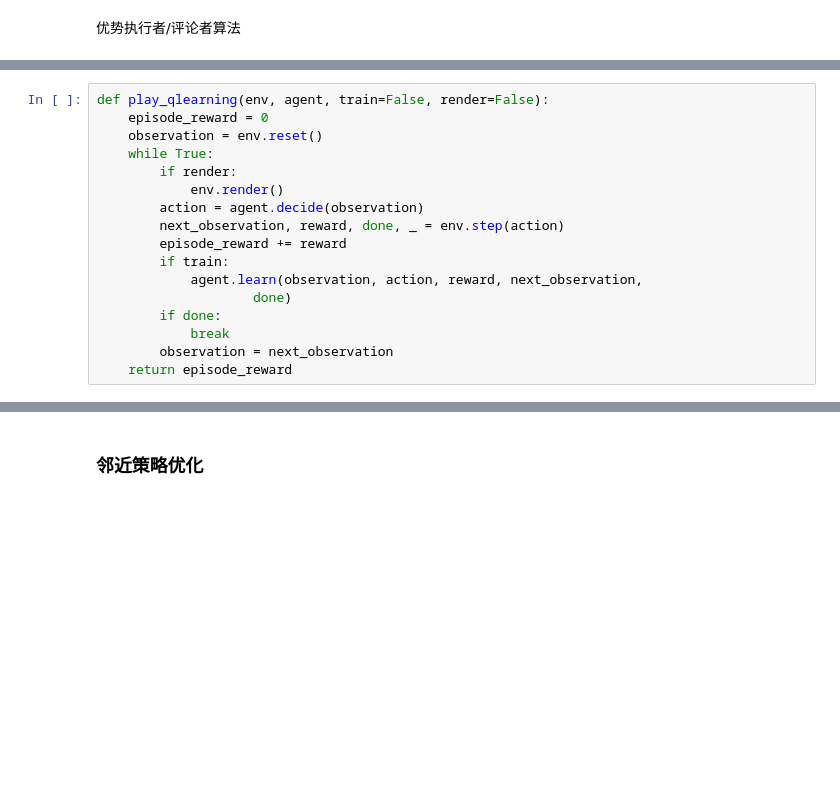
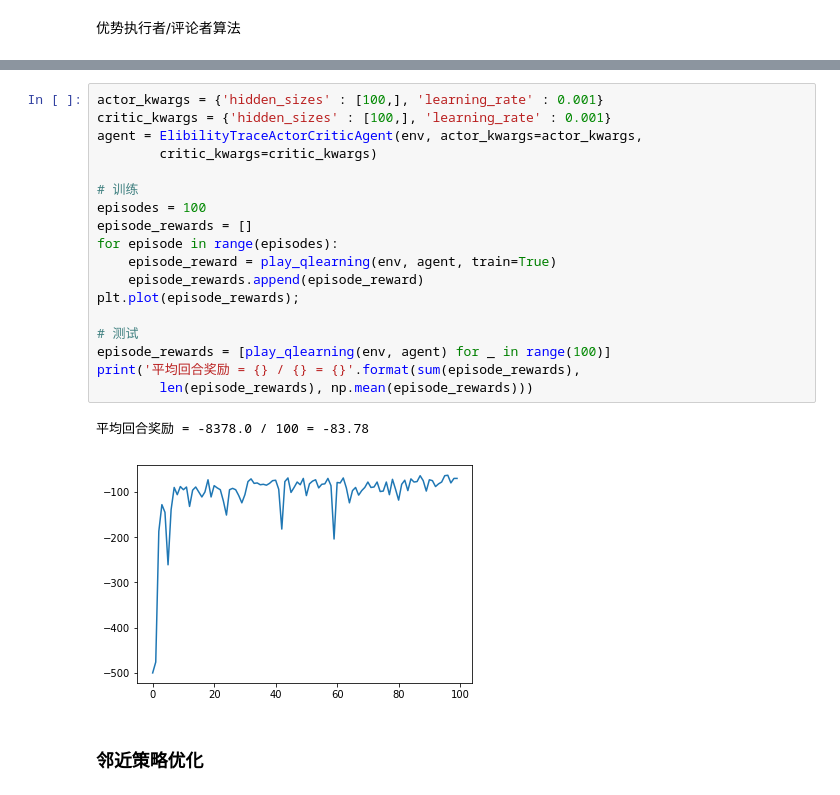
Before and after one commit to ZhiqingXiao/rl-book, a Jupyter notebook: chapter08_ac/Acrobot-v1_tf.ipynb, the cells around one changed output, grey strips where cells are left out. Cells and saved outputs as stored; diff of their text form; blank space fills up the shorter version.

```diff
--- a/chapter08_ac/Acrobot-v1_tf.ipynb
+++ b/chapter08_ac/Acrobot-v1_tf.ipynb
@@ -177,21 +159,4 @@ class AdvantageActorCriticAgent:
             self.discount = 1.
         else:
             self.discount *= self.gamma
-# %%
-def play_qlearning(env, agent, train=False, render=False):
-    episode_reward = 0
-    observation = env.reset()
-    while True:
-        if render:
-            env.render()
-        action = agent.decide(observation)
-        next_observation, reward, done, _ = env.step(action)
-        episode_reward += reward
-        if train:
-            agent.learn(observation, action, reward, next_observation,
-                    done)
-        if done:
-            break
-        observation = next_observation
-    return episode_reward
 # %%
@@ -222,2 +253,23 @@ print('平均回合奖励 = {} / {} = {}'.format(sum(episode_rewards),
+# %%
+actor_kwargs = {'hidden_sizes' : [100,], 'learning_rate' : 0.001}
+critic_kwargs = {'hidden_sizes' : [100,], 'learning_rate' : 0.001}
+agent = ElibilityTraceActorCriticAgent(env, actor_kwargs=actor_kwargs,
+        critic_kwargs=critic_kwargs)
+
+# 训练
+episodes = 100
+episode_rewards = []
+for episode in range(episodes):
+    episode_reward = play_qlearning(env, agent, train=True)
+    episode_rewards.append(episode_reward)
+plt.plot(episode_rewards);
+
+# 测试
+episode_rewards = [play_qlearning(env, agent) for _ in range(100)]
+print('平均回合奖励 = {} / {} = {}'.format(sum(episode_rewards),
+        len(episode_rewards), np.mean(episode_rewards)))
+# %% [output]
+平均回合奖励 = -8378.0 / 100 = -83.78
+[figure, added]
 # %% [markdown]
 ### 邻近策略优化
```
Also changed, not shown: parts of 18 cells of this notebook, 5 other files.
